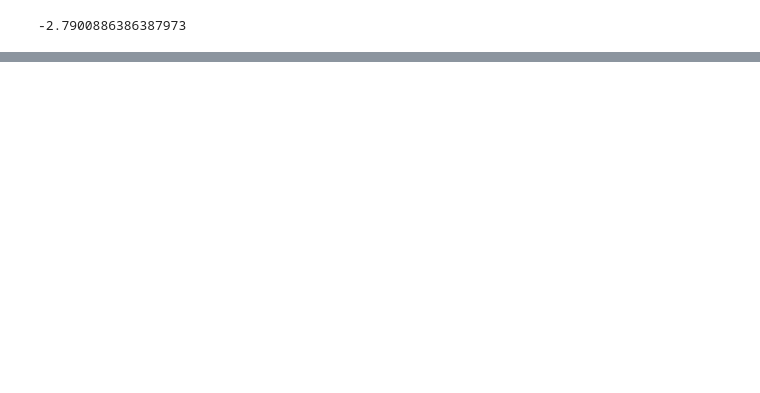
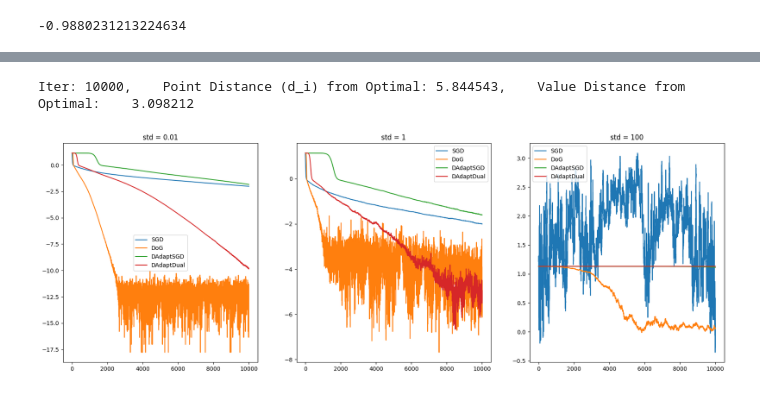
Before and after one commit to MohammadMoshtagh/adaptive-methods, a Jupyter notebook: adaptive_methods.ipynb, the cells around one changed output, grey strips where cells are left out. Drawn from its saved outputs; the diff is of its cells as text; code cells hidden in the pictures; blank space fills up the shorter version.

Commit message:
Run Algorithms with different noises

```diff
--- a/adaptive_methods.ipynb
+++ b/adaptive_methods.ipynb
@@ -101,7 +104,7 @@ class TorchQuadModel(TorchModel):
         q = self.q.detach().numpy()
         return point.T @ P @ point - q @ point
 # %%
-N = 10 # Matrix Size
+N = 5 # Matrix Size
 A = np.random.rand(N, N)
 P = torch.from_numpy((A.T @ A).astype('float32'))
 q = torch.from_numpy(np.random.rand(N).astype(dtype='float32'))
@@ -112,7 +115,7 @@ qs = QuadraticSolver(N, P.detach().numpy(), q.detach().numpy())
 qs.optimal_point()
 qs.optimal_value()
 # %% [output]
--2.7900886386387973
+-0.9880231213224634
 # %%
 def quadratic_model_runner(optimizer: Optimizer, model: TorchModel,
                            P: torch.Tensor,
@@ -120,37 +123,65 @@ def quadratic_model_runner(optimizer: Optimizer, model: TorchModel,
                            optimal_point: float,
                            max_iter: int = 10000,
                            log_per_iteration: int = 1000,
-                           is_noisy: bool = True):
-    model_name = optimizer.__class__.__name__
-    print(f"{model_name} Method")
+                           is_noisy: bool = True,
+                           noise_std: float = 0.01):
     model.set_optimizer(optimizer)
-    point_distance_list, value_distance_list = model.optimize(P, q, optimal_point, max_iter, log_per_iteration, is_noisy)
+    point_distance_list, value_distance_list = model.optimize(P,
+                                                              q,
+                                                              optimal_point,
+                                                              max_iter,
+                                                              log_per_iteration,
+                                                              is_noisy, noise_std)
+    log_distance_list = np.log(np.abs(np.array(value_distance_list)))
     print()
     print()
     time.sleep(1)
 
-    plt.plot(value_distance_list, label=model_name)
-    # plt.title(model_name)
-    # plt.show()
+    return point_distance_list, value_distance_list, log_distance_list
 # %%
+iterations = 10001
 init = torch.randn(N, requires_grad=True)
 
-# SGD Method
-init = init.clone().detach()
-sgd_model = TorchQuadModel(N, init)
-sgd_optimizer = SGD(sgd_model.params(), lr = 0.0001)
 
-# DoG Method
-init = init.clone().detach()
-dog_model = TorchQuadModel(N, init)
-dog_optimizer = DoG(dog_model.params())
+noise_levels = [0.01, 1, 100]
+fig, ax = plt.subplots(1, len(noise_levels), figsize=(21, 7))
+for j, nl in enumerate(noise_levels):
+    print(f"Noise STD = {nl}")
 
-# D-Adaptation (SGD) Method
-init = init.clone().detach()
-dadapt_sgd_model = TorchQuadModel(N, init)
-dadapt_sgd_optimizer = DAdaptSGD(dadapt_sgd_model.params(), lr = 0.01)
+    # SGD Method
+    sgd_model = TorchQuadModel(N, init)
+    sgd_optimizer = SGD(sgd_model.params(), lr = 0.001)
 
-# D-Adaptation (Dual Averaging) Method
-init = init.clone().detach()
-dadapt_dual_model = TorchQuadModel(N, init)
-dadapt_dual_optimizer = DAdaptDual(dadapt_dual_model.params())
+    # DoG Method
+    dog_model = TorchQuadModel(N, init)
+    dog_optimizer = DoG(dog_model.params())
+
+    # D-Adaptation (SGD) Method
+    dadapt_sgd_model = TorchQuadModel(N, init)
+    dadapt_sgd_optimizer = DAdaptSGD(dadapt_sgd_model.params(), lr = 0.01)
+
+    # D-Adaptation (Dual Averaging) Method
+    dadapt_dual_model = TorchQuadModel(N, init)
+    dadapt_dual_optimizer = DAdaptDual(dadapt_dual_model.params())
+
+
+    optimizers = [[sgd_optimizer, sgd_model],
+                [dog_optimizer, dog_model],
+                [dadapt_sgd_optimizer, dadapt_sgd_model],
+                [dadapt_dual_optimizer, dadapt_dual_model]]
+    for i, (optimizer, model) in enumerate(optimizers):
+        optimizer_name = optimizer.__class__.__name__
+        print(f"{optimizer_name} Method")
+        point_dist_list, value_dist_list, log_dist_list = quadratic_model_runner(optimizer,
+                                                                                 model,
+                                                                                 P,
+                                                                                 q,
+                                                                                 qs.optimal_point(), max_iter=iterations, log_per_iteration=1000,
+                                                                                 noise_std=nl)
+        ax[j].plot(log_dist_list, label=optimizer_name)
+    ax[j].legend()
+    ax[j].set_title(f"std = {nl}")
+
+# plt.legend()
+# plt.show()
+# %% [output]
@@ -156,0 +237,2 @@ dadapt_dual_optimizer = DAdaptDual(dadapt_dual_model.params())
+Iter: 10000,    Point Distance (d_i) from Optimal: 5.844543,    Value Distance from Optimal:    3.098212
+[figure, added]
```
Also changed, not shown: parts of 9 cells of this notebook, 3 other files.
